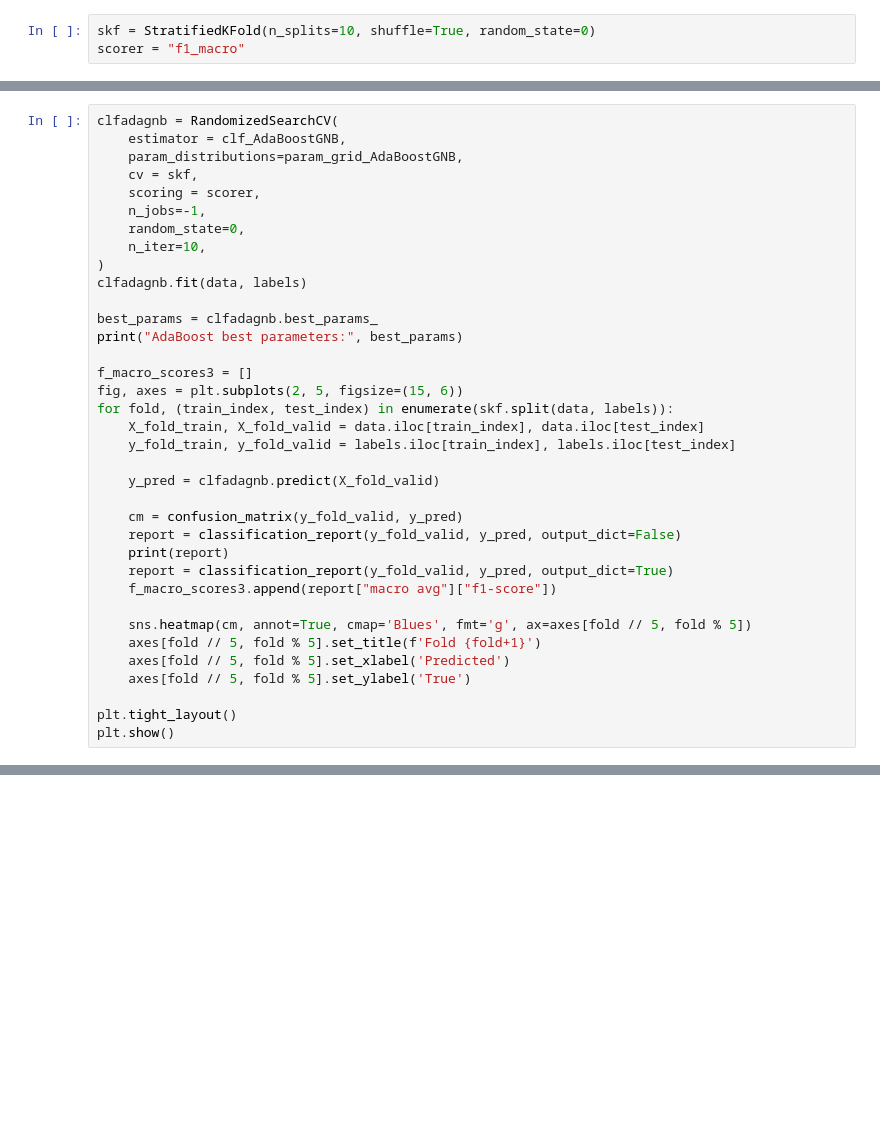
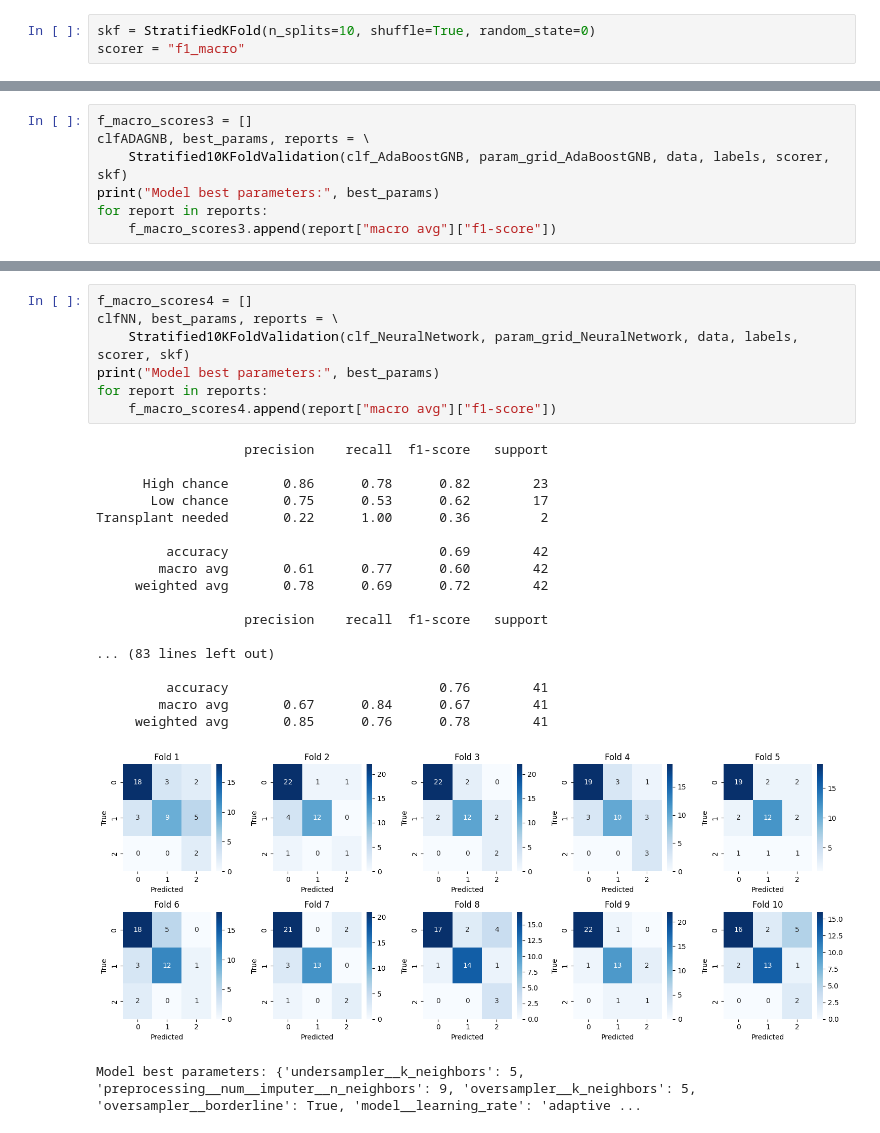
Before and after one commit to cletopellegrino/Cirrhosis-Survival-Prediction-2.0, a Jupyter notebook: Cirrhosis Survival Prediction.ipynb, the cells around one changed output, grey strips where cells are left out. Drawn from its saved outputs; the diff is of its cells as text; blank space fills up the shorter version.

```diff
--- a/Cirrhosis Survival Prediction.ipynb
+++ b/Cirrhosis Survival Prediction.ipynb
@@ -307,37 +300,8 @@ Transplant needed       0.18      1.00      0.31         2
 # %%
-clfadagnb = RandomizedSearchCV(
-    estimator = clf_AdaBoostGNB,
-    param_distributions=param_grid_AdaBoostGNB,
-    cv = skf,
-    scoring = scorer,
-    n_jobs=-1,
-    random_state=0,
-    n_iter=10,
-)
-clfadagnb.fit(data, labels)
-
-best_params = clfadagnb.best_params_
-print("AdaBoost best parameters:", best_params)
-
 f_macro_scores3 = []
-fig, axes = plt.subplots(2, 5, figsize=(15, 6))
-for fold, (train_index, test_index) in enumerate(skf.split(data, labels)):
-    X_fold_train, X_fold_valid = data.iloc[train_index], data.iloc[test_index]
-    y_fold_train, y_fold_valid = labels.iloc[train_index], labels.iloc[test_index]
-
-    y_pred = clfadagnb.predict(X_fold_valid)
-
-    cm = confusion_matrix(y_fold_valid, y_pred)
-    report = classification_report(y_fold_valid, y_pred, output_dict=False)
-    print(report)
-    report = classification_report(y_fold_valid, y_pred, output_dict=True)
+clfADAGNB, best_params, reports = \
+    Stratified10KFoldValidation(clf_AdaBoostGNB, param_grid_AdaBoostGNB, data, labels, scorer, skf)
+print("Model best parameters:", best_params)
+for report in reports:
     f_macro_scores3.append(report["macro avg"]["f1-score"])
-
-    sns.heatmap(cm, annot=True, cmap='Blues', fmt='g', ax=axes[fold // 5, fold % 5])
-    axes[fold // 5, fold % 5].set_title(f'Fold {fold+1}')
-    axes[fold // 5, fold % 5].set_xlabel('Predicted')
-    axes[fold // 5, fold % 5].set_ylabel('True')
-
-plt.tight_layout()
-plt.show()
 # %% [output]
@@ -362,3 +327,30 @@ Transplant needed       0.25      1.00      0.40         2
+# %%
+f_macro_scores4 = []
+clfNN, best_params, reports = \
+    Stratified10KFoldValidation(clf_NeuralNetwork, param_grid_NeuralNetwork, data, labels, scorer, skf)
+print("Model best parameters:", best_params)
+for report in reports:
+    f_macro_scores4.append(report["macro avg"]["f1-score"])
+# %% [output]
+                   precision    recall  f1-score   support
+
+      High chance       0.86      0.78      0.82        23
+       Low chance       0.75      0.53      0.62        17
+Transplant needed       0.22      1.00      0.36         2
+
+         accuracy                           0.69        42
+        macro avg       0.61      0.77      0.60        42
+     weighted avg       0.78      0.69      0.72        42
+
+                   precision    recall  f1-score   support
+
+... (83 lines left out)
+
+         accuracy                           0.76        41
+        macro avg       0.67      0.84      0.67        41
+     weighted avg       0.85      0.76      0.78        41
+[figure, added]
+Model best parameters: {'undersampler__k_neighbors': 5, 'preprocessing__num__imputer__n_neighbors': 9, 'oversampler__k_neighbors': 5, 'oversampler__borderline': True, 'model__learning_rate': 'adaptive ...
 # %%
 cv_scores = {
     'RandomForest': f_macro_scores1,
```
Also changed, not shown: parts of 16 cells of this notebook, 14 other files.
